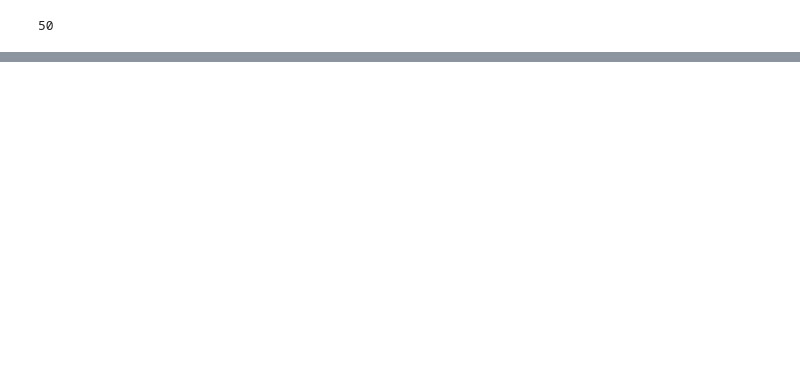
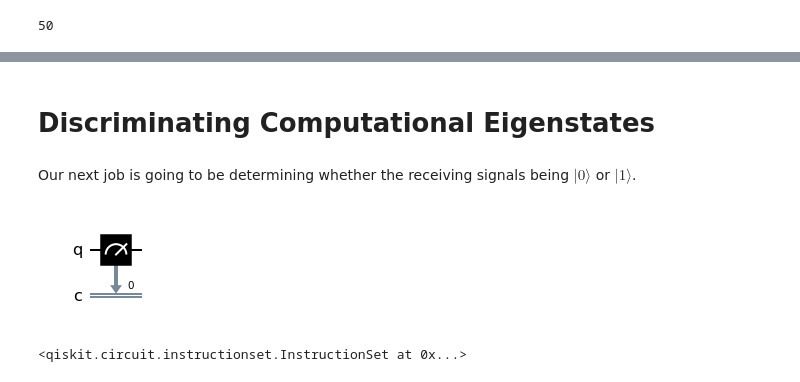
Before and after one commit to spham1611/PulsatingPulseLab, a Jupyter notebook: PPE_RabiOscillation.ipynb, the cells around one changed output, grey strips where cells are left out. Saved outputs shown, nothing was run; the diff lists cells and outputs as text; code cells hidden in the pictures; blank space fills up the shorter version.

```diff
--- a/PPE_RabiOscillation.ipynb
+++ b/PPE_RabiOscillation.ipynb
@@ -143,0 +179,18 @@ with pulse.build(backend) as pi_pulse:
+# %% [markdown]
+# Discriminating Computational Eigenstates
+# %% [markdown]
+Our next job is going to be determining whether the receiving signals being $|0\rangle$ or $|1\rangle$.
+# %%
+# Since we apply no pulse on the qubit, there's no need for calibration here.
+
+gnd_circ = QuantumCircuit(1, 1)
+gnd_circ.measure(0, 0)
+gnd_circ.draw('mpl', idle_wires=False)
+# %% [output]
+[figure, added]
+# %%
+exc_circ = QuantumCircuit(1, 1)
+exc_circ.x(0)
+exc_circ.measure(0, 0)
+# %% [output]
+<qiskit.circuit.instructionset.InstructionSet at 0x...>
```
Also changed, not shown: parts of 16 cells of this notebook.
